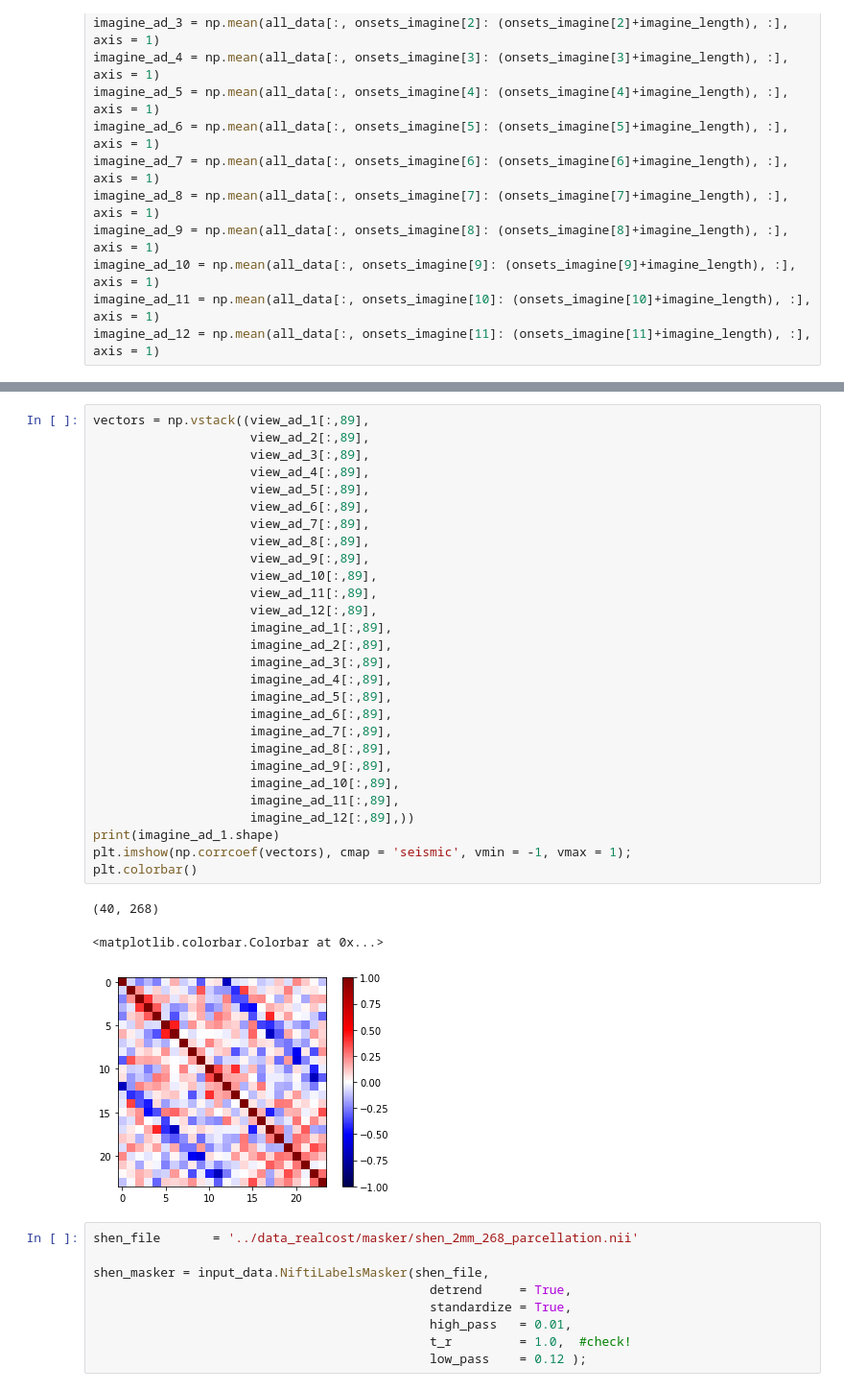
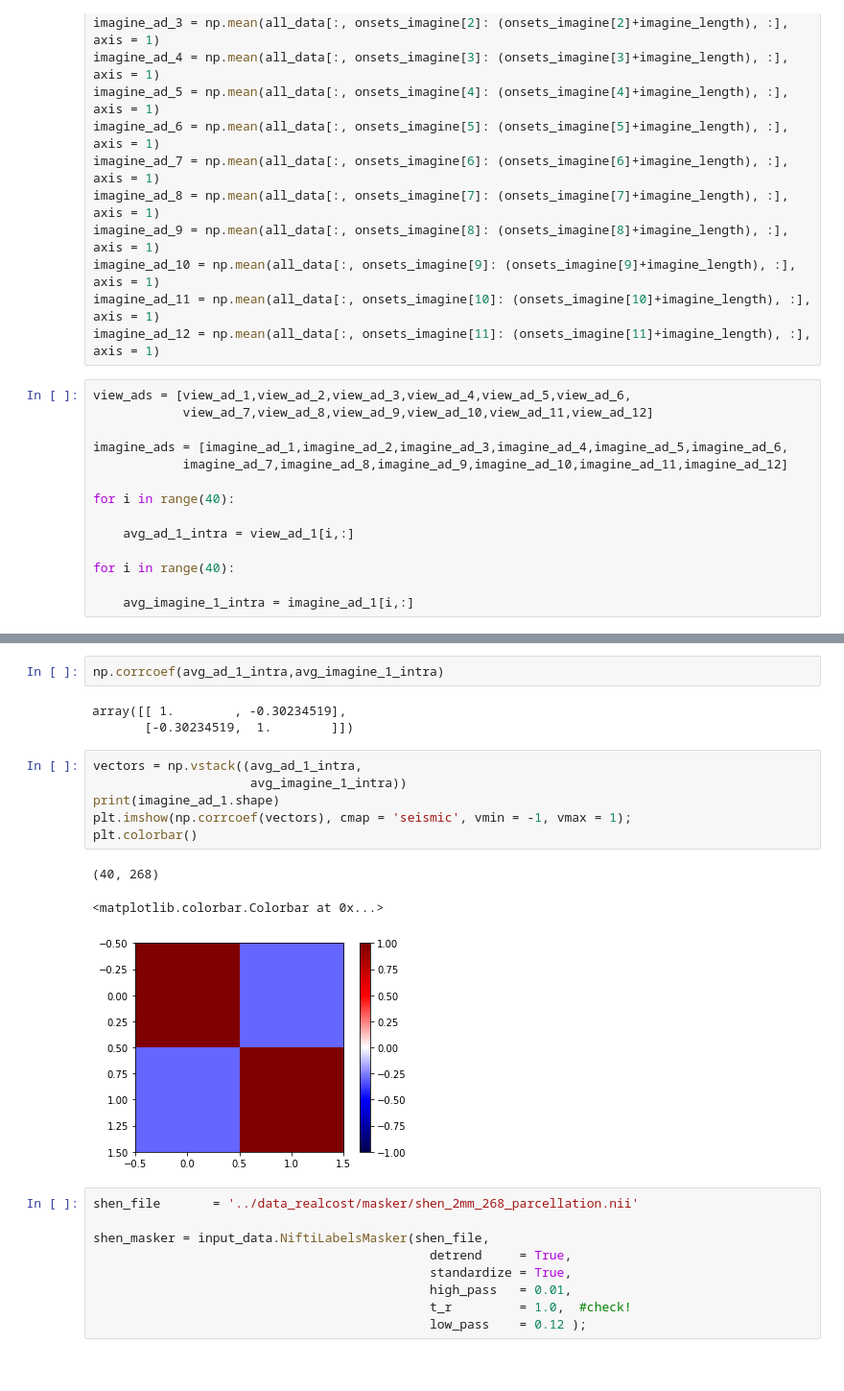
Before and after one commit to shelbywilcox/realcost_memory_isc, a Jupyter notebook: scripts/cmse_analysis_01.ipynb, the cells around one changed output, grey strips where cells are left out. Shown: that part at 96% size. Cells and saved outputs as stored; diff of their text form.

```diff
--- a/scripts/cmse_analysis_01.ipynb
+++ b/scripts/cmse_analysis_01.ipynb
@@ -278,3 +256,17 @@ imagine_ad_9 = np.mean(all_data[:, onsets_imagine[8]: (onsets_imagine[8]+imagine
 imagine_ad_10 = np.mean(all_data[:, onsets_imagine[9]: (onsets_imagine[9]+imagine_length), :], axis = 1)
 imagine_ad_11 = np.mean(all_data[:, onsets_imagine[10]: (onsets_imagine[10]+imagine_length), :], axis = 1)
 imagine_ad_12 = np.mean(all_data[:, onsets_imagine[11]: (onsets_imagine[11]+imagine_length), :], axis = 1)
+# %%
+view_ads = [view_ad_1,view_ad_2,view_ad_3,view_ad_4,view_ad_5,view_ad_6,
+            view_ad_7,view_ad_8,view_ad_9,view_ad_10,view_ad_11,view_ad_12]
+
+imagine_ads = [imagine_ad_1,imagine_ad_2,imagine_ad_3,imagine_ad_4,imagine_ad_5,imagine_ad_6,
+            imagine_ad_7,imagine_ad_8,imagine_ad_9,imagine_ad_10,imagine_ad_11,imagine_ad_12]
+
+for i in range(40):
+
+    avg_ad_1_intra = view_ad_1[i,:]
+
+for i in range(40):
+
+    avg_imagine_1_intra = imagine_ad_1[i,:]
@@ -290,35 +298,18 @@ plt.legend(loc=0)
-# %%
-vectors = np.vstack((view_ad_1[:,89],
-                     view_ad_2[:,89],
-                     view_ad_3[:,89],
-                     view_ad_4[:,89],
-                     view_ad_5[:,89],
-                     view_ad_6[:,89],
-                     view_ad_7[:,89],
-                     view_ad_8[:,89],
-                     view_ad_9[:,89],
-                     view_ad_10[:,89],
-                     view_ad_11[:,89],
-                     view_ad_12[:,89],
-                     imagine_ad_1[:,89],
-                     imagine_ad_2[:,89],
-                     imagine_ad_3[:,89],
-                     imagine_ad_4[:,89],
-                     imagine_ad_5[:,89],
-                     imagine_ad_6[:,89],
-                     imagine_ad_7[:,89],
-                     imagine_ad_8[:,89],
-                     imagine_ad_9[:,89],
-                     imagine_ad_10[:,89],
-                     imagine_ad_11[:,89],
-                     imagine_ad_12[:,89],))
-print(imagine_ad_1.shape)
-plt.imshow(np.corrcoef(vectors), cmap = 'seismic', vmin = -1, vmax = 1);
-plt.colorbar()
-# %% [output]
-(40, 268)
-<matplotlib.colorbar.Colorbar at 0x...>
-[figure, removed]
+# %%
+np.corrcoef(avg_ad_1_intra,avg_imagine_1_intra)
+# %% [output]
+array([[ 1.        , -0.30234519],
+       [-0.30234519,  1.        ]])
+# %%
+vectors = np.vstack((avg_ad_1_intra,
+                     avg_imagine_1_intra))
+print(imagine_ad_1.shape)
+plt.imshow(np.corrcoef(vectors), cmap = 'seismic', vmin = -1, vmax = 1);
+plt.colorbar()
+# %% [output]
+(40, 268)
+<matplotlib.colorbar.Colorbar at 0x...>
+[figure, added]
 # %%
 shen_file       = '../data_realcost/masker/shen_2mm_268_parcellation.nii'
 
```
Also changed, not shown: parts of 15 cells of this notebook.
